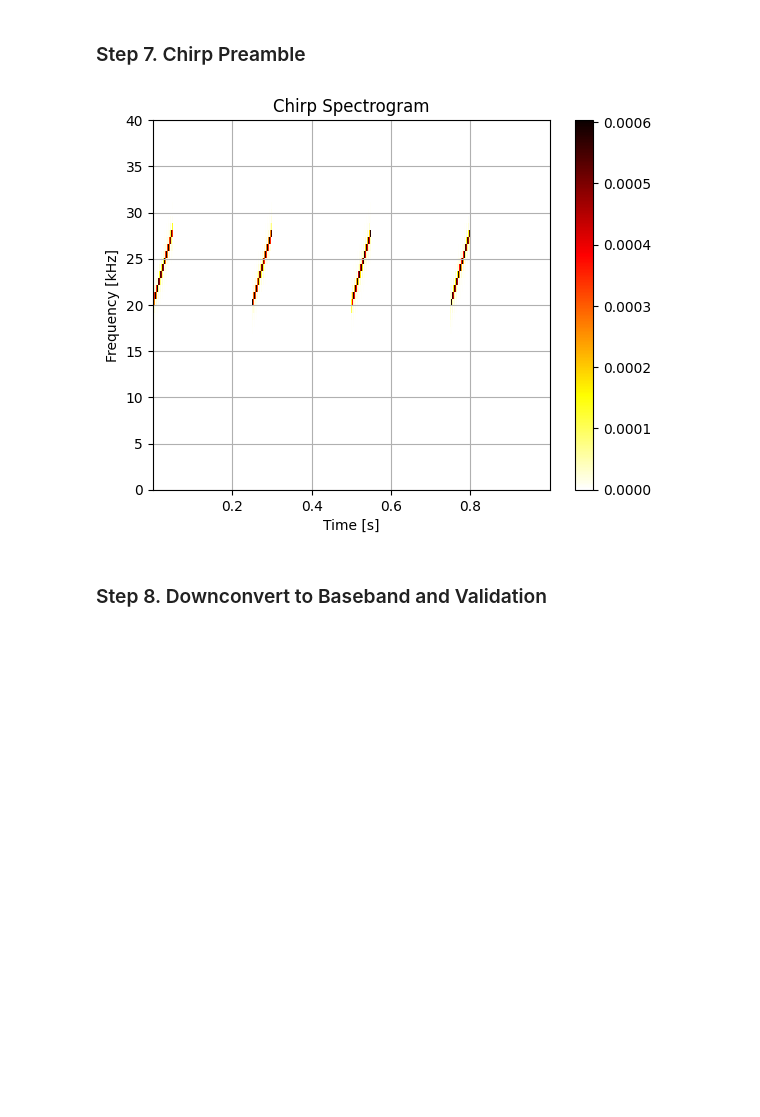
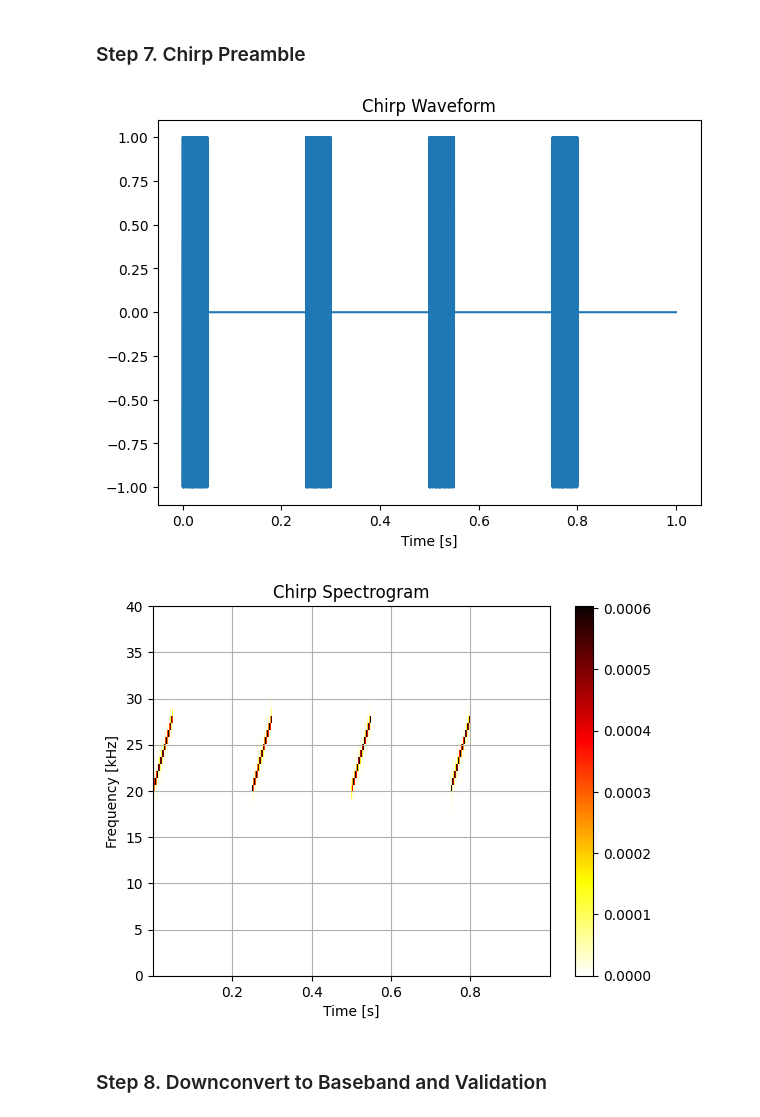
Before and after one commit to ricklyon/ee6961, a Jupyter notebook: project_part1/task2.ipynb, the cells around one changed output. Drawn from its saved outputs; the diff is of its cells as text; code cells hidden in the pictures; blank space fills up the shorter version.

Commit message:
adding a few plots

```diff
--- a/project_part1/task2.ipynb
+++ b/project_part1/task2.ipynb
@@ -163,31 +163,37 @@ Xpb_Q = np.imag(Xpb)
 # %%
 
 chirp_N = fs * 0.05 # number of samples per chirp
 t = np.arange(chirp_N) / float(fs)
 f_chirp = np.linspace(fc - 4e3, fc, len(t))
 chirp = np.cos(2*np.pi*f_chirp*t)
 
 # follow chirp with 0.2 seconds of silence
 silence = np.zeros(int(0.2 * fs))
 chirp_seq = np.concatenate([chirp, silence])
 
 # chirp signal is sequence of 4 chirps
 chirp_4x = np.concatenate([chirp_seq]*4)
 
+plt.figure(figsize=(7, 5))
+plt.plot(np.arange(len(chirp_4x)) / fs, chirp_4x)
+plt.xlabel("Time [s]")
+plt.title("Chirp Waveform")
+
 f, t, Sxx = spectrogram(chirp_4x, fs=fs)
 
 fig, ax = plt.subplots(1,1)
 im = ax.pcolormesh(t, f / 1e3, Sxx, cmap='hot_r')
 fig.colorbar(im)
 
 ax.set_ylim([0, 40])
 ax.grid(True)
 ax.set_xlabel('Time [s]')
 ax.set_ylabel('Frequency [kHz]');
 ax.set_title("Chirp Spectrogram")
 %config InlineBackend.figure_formats = ['png']
 # %% [output]
-[figure, old version]
+[figure, new version]
+[figure, added]
 # %%
 %config InlineBackend.figure_formats = ['svg']
 # %% [markdown]
```
Also changed, not shown: parts of 2 cells of this notebook, 3 other files.
